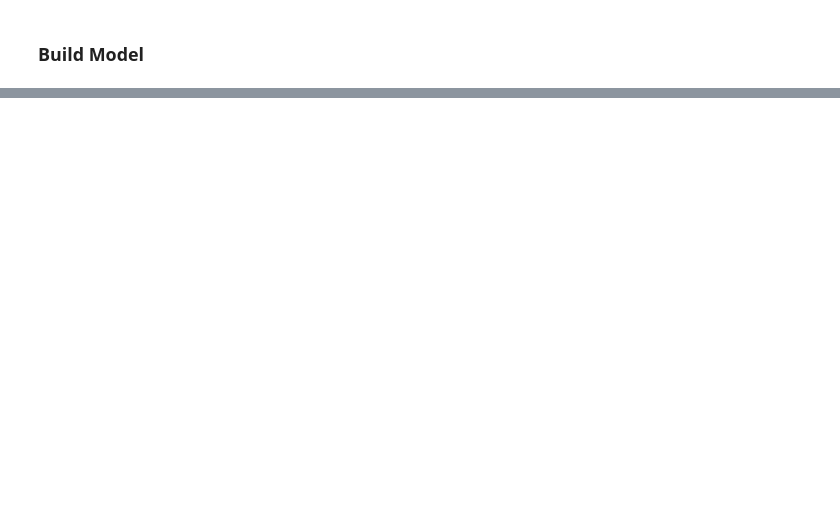
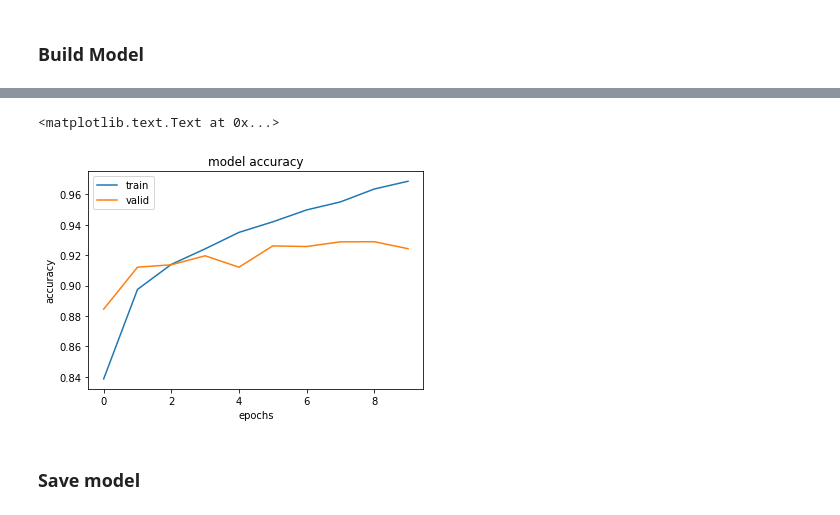
Before and after one commit to everyonelijin/fashion-mnist-example, a Jupyter notebook: fashion-mnist-example.ipynb, the cells around one changed output, grey strips where cells are left out. Saved outputs shown, nothing was run; the diff lists cells and outputs as text; code cells hidden in the pictures; blank space fills up the shorter version.

```diff
--- a/fashion-mnist-example.ipynb
+++ b/fashion-mnist-example.ipynb
@@ -125,6 +165,12 @@ plt.legend(['train', 'valid'])
 # %%
 plt.plot(history.history['acc'])
-plt.plot(history,history['val_acc'])
+plt.plot(history.history['val_acc'])
 plt.xlabel('epochs')
 plt.ylabel('accuracy')
 plt.legend(['train', 'valid'])
+plt.title('model accuracy')
+# %% [output]
+<matplotlib.text.Text at 0x...>
+[figure, added]
+# %% [markdown]
+### Save model
```
Also changed, not shown: parts of 9 cells of this notebook.
